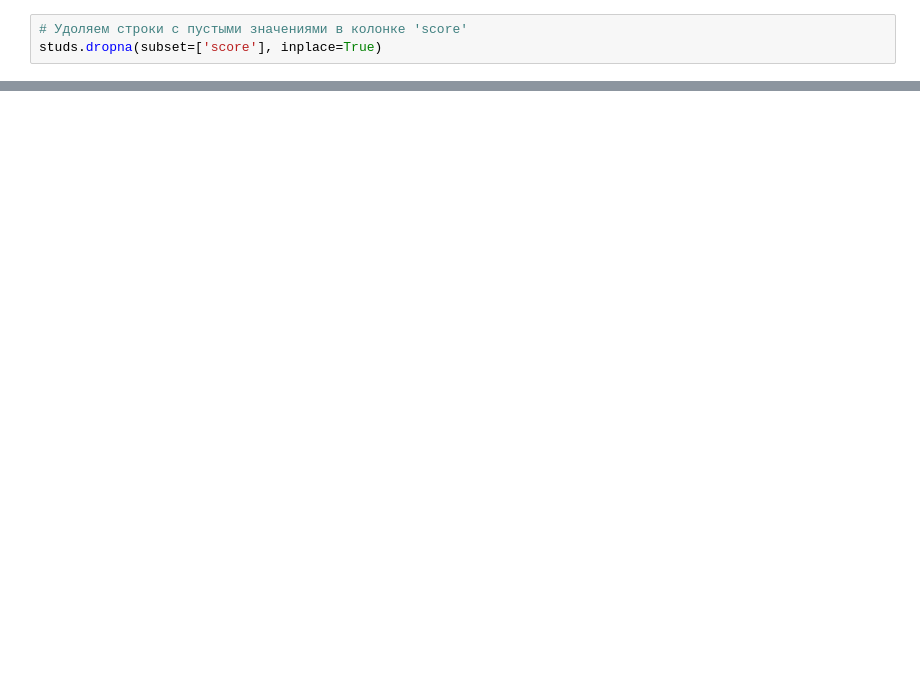
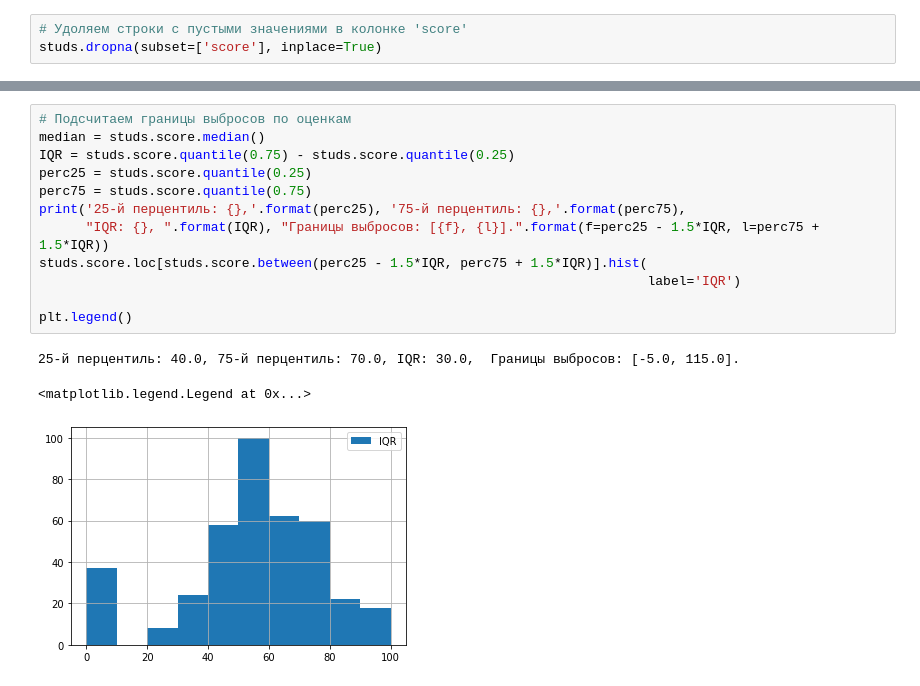
Before and after one commit to NikolasV87/moduke_2, a Jupyter notebook: stud_muth.ipynb, the cells around one changed output, grey strips where cells are left out. Cells and saved outputs as stored; diff of their text form; blank space fills up the shorter version.

```diff
--- a/stud_muth.ipynb
+++ b/stud_muth.ipynb
@@ -178,0 +291,16 @@ studs.describe()
+# %%
+# Подсчитаем границы выбросов по оценкам
+median = studs.score.median()
+IQR = studs.score.quantile(0.75) - studs.score.quantile(0.25)
+perc25 = studs.score.quantile(0.25)
+perc75 = studs.score.quantile(0.75)
+print('25-й перцентиль: {},'.format(perc25), '75-й перцентиль: {},'.format(perc75),
+      "IQR: {}, ".format(IQR), "Границы выбросов: [{f}, {l}].".format(f=perc25 - 1.5*IQR, l=perc75 + 1.5*IQR))
+studs.score.loc[studs.score.between(perc25 - 1.5*IQR, perc75 + 1.5*IQR)].hist(
+                                                                              label='IQR')
+
+plt.legend()
+# %% [output]
+25-й перцентиль: 40.0, 75-й перцентиль: 70.0, IQR: 30.0,  Границы выбросов: [-5.0, 115.0].
+<matplotlib.legend.Legend at 0x...>
+[figure, added]
```
Also changed, not shown: parts of 52 cells of this notebook, 2 other files.
